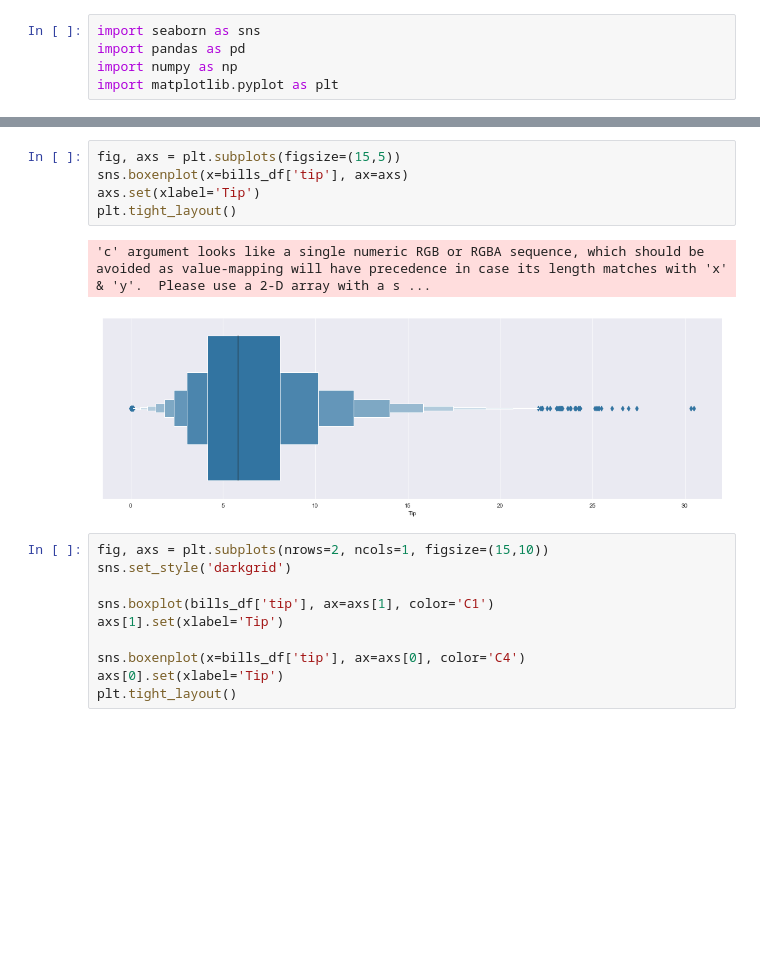
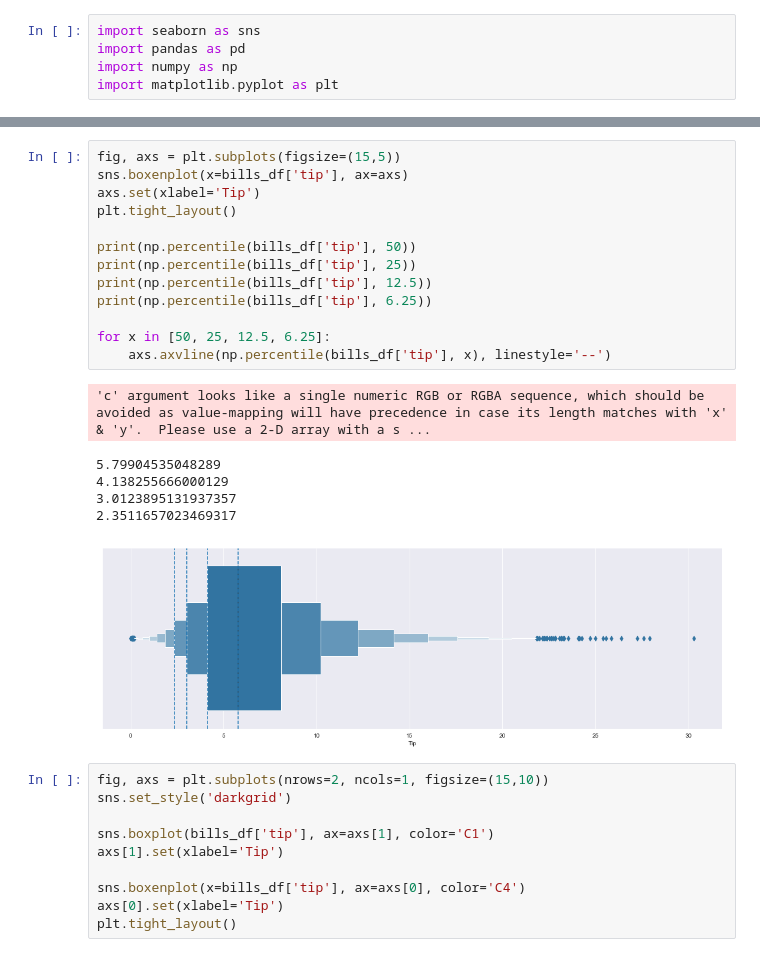
Before and after one commit to denmei/data-science-projects, a Jupyter notebook: boxenplot_blog/Untitled.ipynb, the cells around one changed output, grey strips where cells are left out. Drawn from its saved outputs; the diff is of its cells as text; blank space fills up the shorter version.

```diff
--- a/boxenplot_blog/Untitled.ipynb
+++ b/boxenplot_blog/Untitled.ipynb
@@ -43,11 +43,23 @@ axs.set(xlabel='Tip')
 # %%
 fig, axs = plt.subplots(figsize=(15,5))
 sns.boxenplot(x=bills_df['tip'], ax=axs)
 axs.set(xlabel='Tip')
 plt.tight_layout()
+
+print(np.percentile(bills_df['tip'], 50))
+print(np.percentile(bills_df['tip'], 25))
+print(np.percentile(bills_df['tip'], 12.5))
+print(np.percentile(bills_df['tip'], 6.25))
+
+for x in [50, 25, 12.5, 6.25]:
+    axs.axvline(np.percentile(bills_df['tip'], x), linestyle='--')
 # %% [output]
 'c' argument looks like a single numeric RGB or RGBA sequence, which should be avoided as value-mapping will have precedence in case its length matches with 'x' & 'y'.  Please use a 2-D array with a s ...
+5.79904535048289
+4.138255666000129
+3.0123895131937357
+2.3511657023469317
-[figure, old version]
+[figure, new version]
 # %%
 fig, axs = plt.subplots(nrows=2, ncols=1, figsize=(15,10))
 sns.set_style('darkgrid')
```
Also changed, not shown: parts of 2 cells of this notebook.
